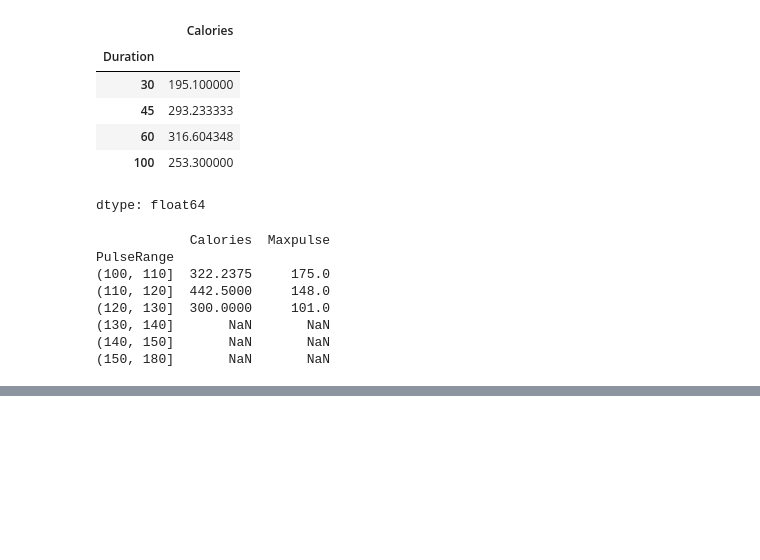
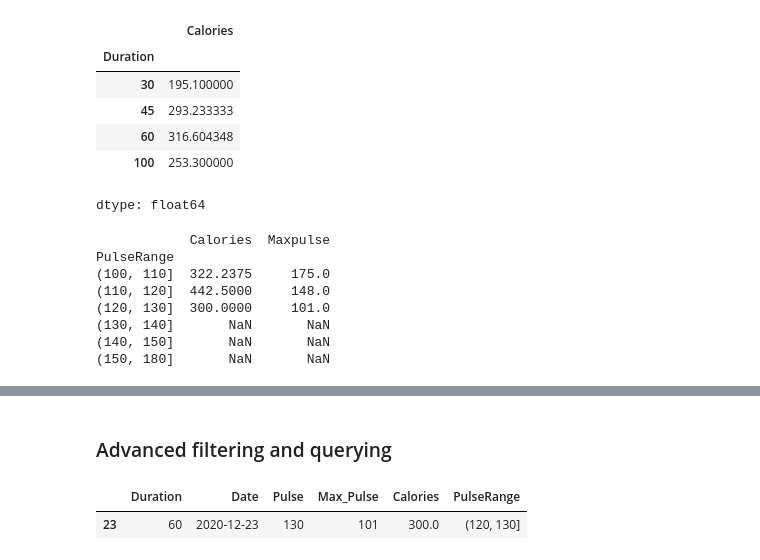
Before and after one commit to akashgardas/Data-Analysis, a Jupyter notebook: day9/Pandas.ipynb, the cells around one changed output, grey strips where cells are left out. Drawn from its saved outputs; the diff is of its cells as text; code cells hidden in the pictures; blank space fills up the shorter version.

```diff
--- a/day9/Pandas.ipynb
+++ b/day9/Pandas.ipynb
@@ -596,0 +605,7 @@ PulseRange
+# %% [markdown]
+### Advanced filtering and querying
+# %%
+df.query('Pulse>110 and Calories<400')
+# %% [output]
+|  | Duration | Date | Pulse | Max_Pulse | Calories | PulseRange |
+| 23 | 60 | 2020-12-23 | 130 | 101 | 300.0 | (120, 130] |
```
Also changed, not shown: parts of 15 cells of this notebook.
